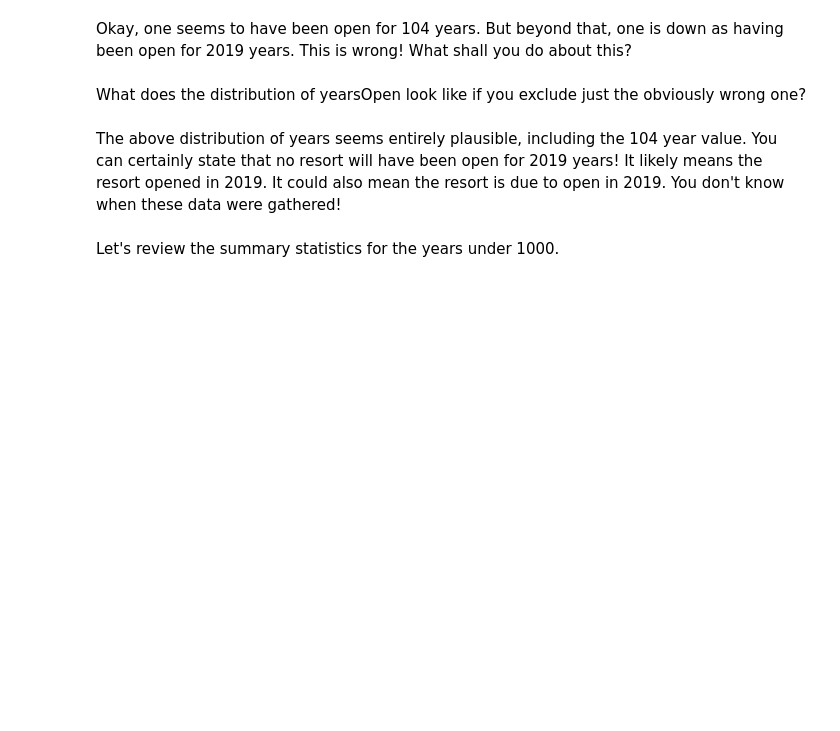
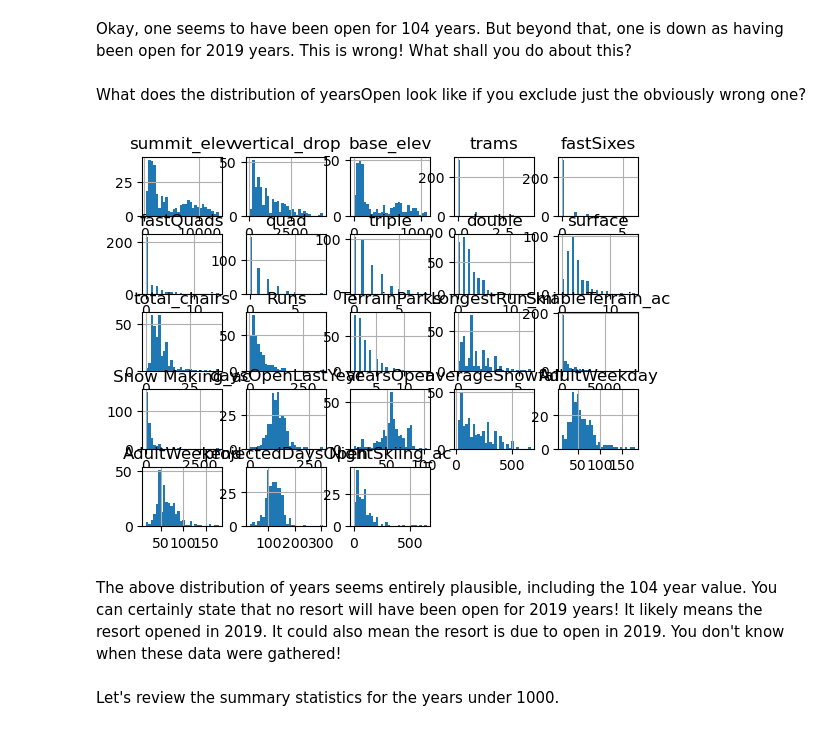
Before and after one commit to ErockMahan1/DataScienceGuidedCapstone, a Jupyter notebook: Notebooks/02_data_wrangling.ipynb, the cells around one changed output. Cells and saved outputs as stored; diff of their text form; code cells hidden in the pictures; blank space fills up the shorter version.

```diff
--- a/Notebooks/02_data_wrangling.ipynb
+++ b/Notebooks/02_data_wrangling.ipynb
@@ -771,11 +765,13 @@ What does the distribution of yearsOpen look like if you exclude just the obviou
 # %%
 #Code task 26#
 #Call the hist method on 'yearsOpen' after filtering for values under 1000
 #Pass the argument bins=30 to hist(), but feel free to explore other values
-ski_data.___[ski_data.___ < ___].hist(___)
+ski_data[ski_data['yearsOpen'] < 1000].hist(bins=30)
 plt.xlabel('Years open')
 plt.ylabel('Count')
 plt.title('Distribution of years open excluding 2019');
+# %% [output]
+[figure, added]
 # %% [markdown]
 The above distribution of years seems entirely plausible, including the 104 year value. You can certainly state that no resort will have been open for 2019 years! It likely means the resort opened in 2019. It could also mean the resort is due to open in 2019. You don't know when these data were gathered!
 # %% [markdown]
```
Also changed, not shown: parts of 31 cells of this notebook, 2 other files.
